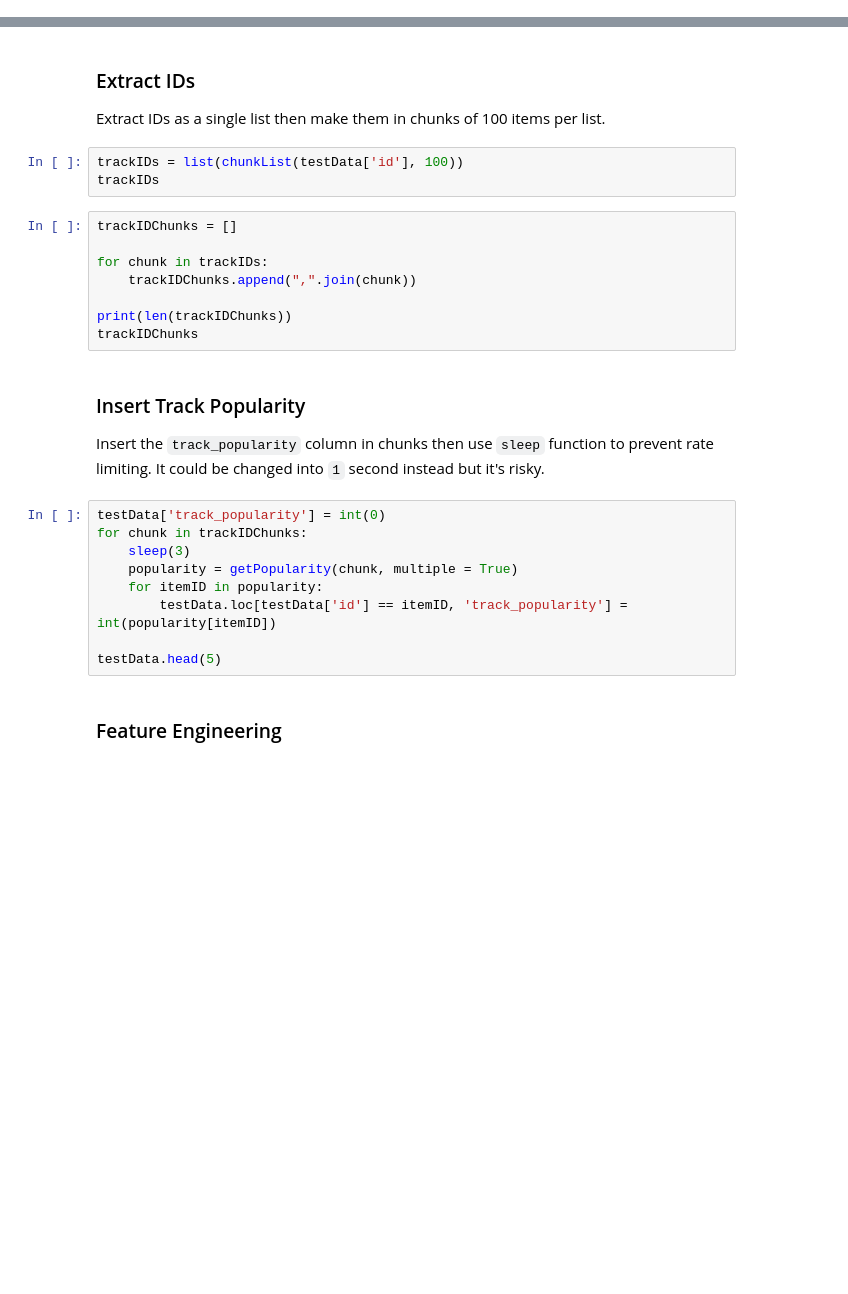
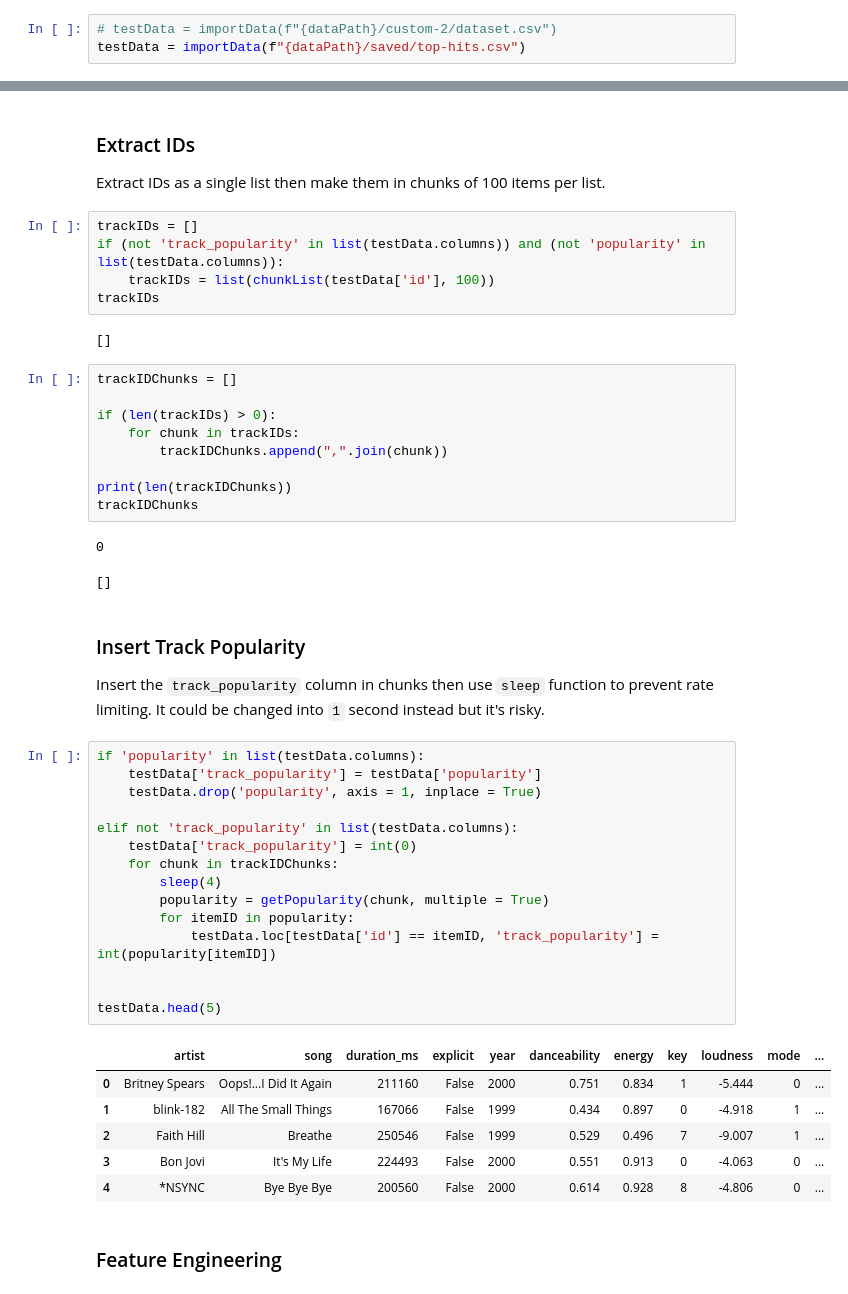
Before and after one commit to Virus5600/CCMACLRL_FINAL_PROJECT_COM222ML, a Jupyter notebook: main.ipynb, the cells around one changed output, grey strips where cells are left out. Cells and saved outputs as stored; diff of their text form; blank space fills up the shorter version.

```diff
--- a/main.ipynb
+++ b/main.ipynb
@@ -1325,3 +1726,6 @@ testData.head(5)
+# %%
+# testData = importData(f"{dataPath}/custom-2/dataset.csv")
+testData = importData(f"{dataPath}/saved/top-hits.csv")
 # %% [markdown]
 ### Cut Data
 
@@ -1342,29 +1747,50 @@ len(testData)
 
 Extract IDs as a single list then make them in chunks of 100 items per list.
 # %%
-trackIDs = list(chunkList(testData['id'], 100))
+trackIDs = []
+if (not 'track_popularity' in list(testData.columns)) and (not 'popularity' in list(testData.columns)):
+    trackIDs = list(chunkList(testData['id'], 100))
 trackIDs
+# %% [output]
+[]
 # %%
 trackIDChunks = []
 
-for chunk in trackIDs:
-    trackIDChunks.append(",".join(chunk))
+if (len(trackIDs) > 0):
+    for chunk in trackIDs:
+        trackIDChunks.append(",".join(chunk))
 
 print(len(trackIDChunks))
 trackIDChunks
+# %% [output]
+0
+[]
 # %% [markdown]
 ### Insert Track Popularity
 
 Insert the `track_popularity` column in chunks then use `sleep` function to prevent rate limiting. It could be changed into `1` second instead but it's risky.
 # %%
-testData['track_popularity'] = int(0)
-for chunk in trackIDChunks:
-    sleep(3)
-    popularity = getPopularity(chunk, multiple = True)
-    for itemID in popularity:
-        testData.loc[testData['id'] == itemID, 'track_popularity'] = int(popularity[itemID])
+if 'popularity' in list(testData.columns):
+    testData['track_popularity'] = testData['popularity']
+    testData.drop('popularity', axis = 1, inplace = True)
+
+elif not 'track_popularity' in list(testData.columns):
+    testData['track_popularity'] = int(0)
+    for chunk in trackIDChunks:
+        sleep(4)
+        popularity = getPopularity(chunk, multiple = True)
+        for itemID in popularity:
+            testData.loc[testData['id'] == itemID, 'track_popularity'] = int(popularity[itemID])
+
 
 testData.head(5)
+# %% [output]
+|  | artist | song | duration_ms | explicit | year | danceability | energy | key | loudness | mode | ... |
+| 0 | Britney Spears | Oops!...I Did It Again | 211160 | False | 2000 | 0.751 | 0.834 | 1 | -5.444 | 0 | ... |
+| 1 | blink-182 | All The Small Things | 167066 | False | 1999 | 0.434 | 0.897 | 0 | -4.918 | 1 | ... |
+| 2 | Faith Hill | Breathe | 250546 | False | 1999 | 0.529 | 0.496 | 7 | -9.007 | 1 | ... |
+| 3 | Bon Jovi | It's My Life | 224493 | False | 2000 | 0.551 | 0.913 | 0 | -4.063 | 0 | ... |
+| 4 | *NSYNC | Bye Bye Bye | 200560 | False | 2000 | 0.614 | 0.928 | 8 | -4.806 | 0 | ... |
 # %% [markdown]
 ### Feature Engineering
 # %%
```
Also changed, not shown: parts of 55 cells of this notebook, 6 other files.
